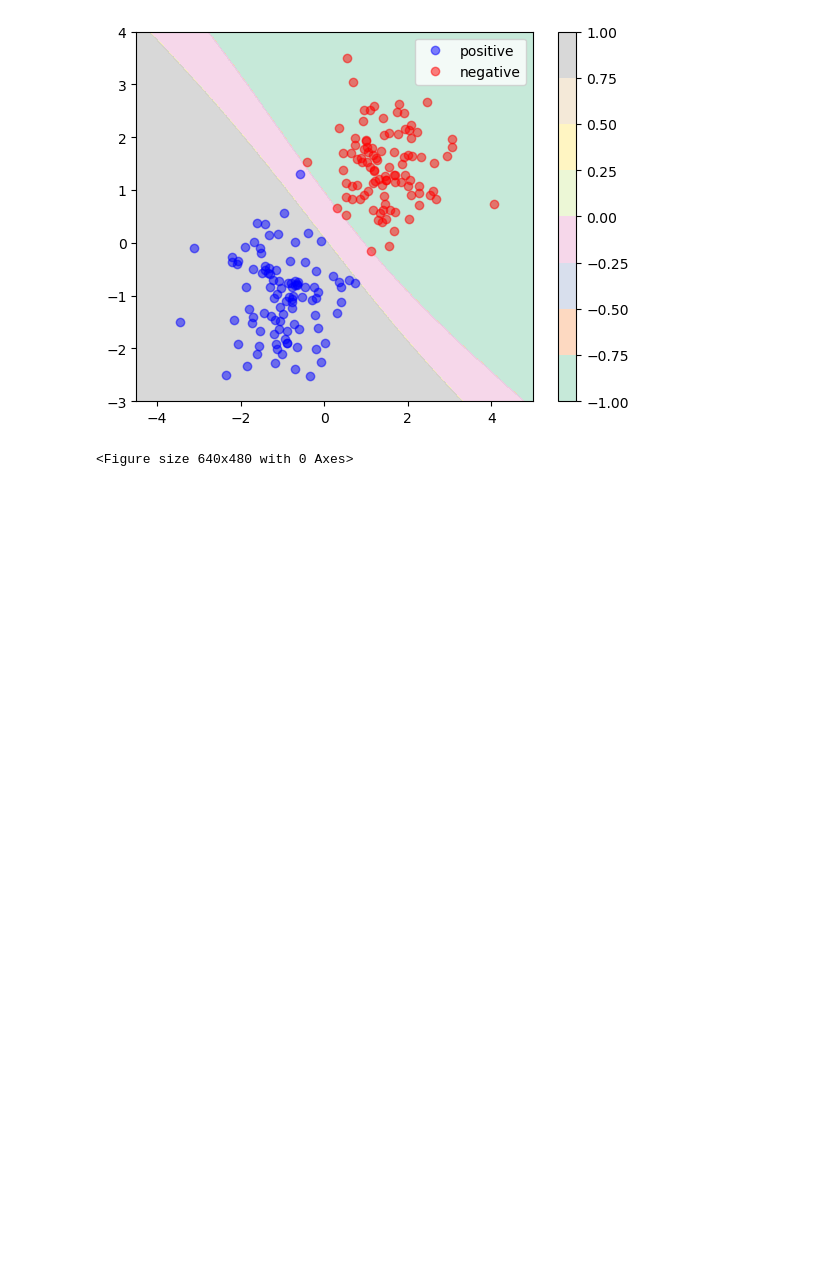
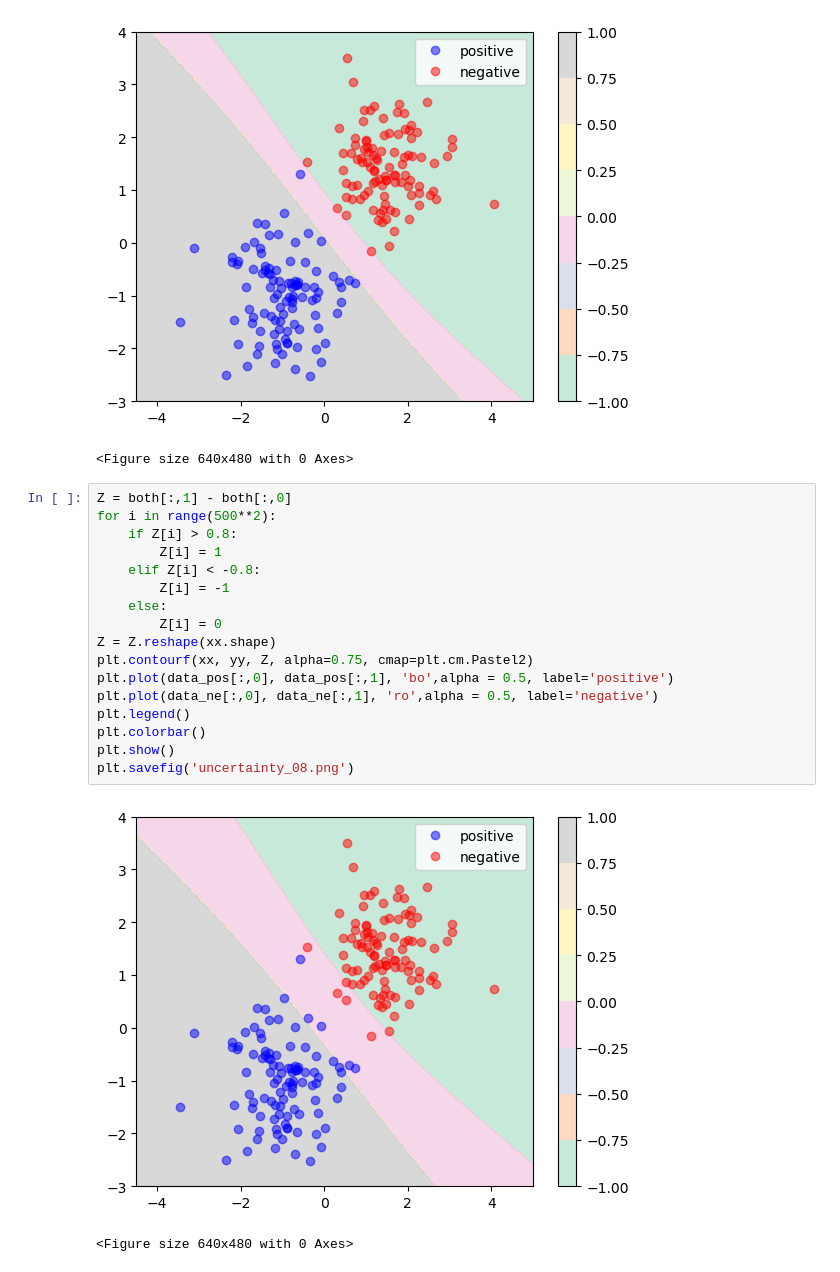
Before and after one commit to tpaquier/material_science, a Jupyter notebook: Tests_for_PU/PGPU/To_plot.ipynb, the cells around one changed output. Saved outputs shown, nothing was run; the diff lists cells and outputs as text; blank space fills up the shorter version.

Commit message:
another plot for report

```diff
--- a/Tests_for_PU/PGPU/To_plot.ipynb
+++ b/Tests_for_PU/PGPU/To_plot.ipynb
@@ -77,3 +77,23 @@ plt.savefig('uncertainty_05.png')
 # %% [output]
 [figure]
 <Figure size 640x480 with 0 Axes>
+# %%
+Z = both[:,1] - both[:,0]
+for i in range(500**2):
+    if Z[i] > 0.8:
+        Z[i] = 1
+    elif Z[i] < -0.8:
+        Z[i] = -1
+    else:
+        Z[i] = 0
+Z = Z.reshape(xx.shape)
+plt.contourf(xx, yy, Z, alpha=0.75, cmap=plt.cm.Pastel2)
+plt.plot(data_pos[:,0], data_pos[:,1], 'bo',alpha = 0.5, label='positive')
+plt.plot(data_ne[:,0], data_ne[:,1], 'ro',alpha = 0.5, label='negative')
+plt.legend()
+plt.colorbar()
+plt.show()
+plt.savefig('uncertainty_08.png')
+# %% [output]
+[figure, added]
+<Figure size 640x480 with 0 Axes>
```
Also changed, not shown: 1 other file.
